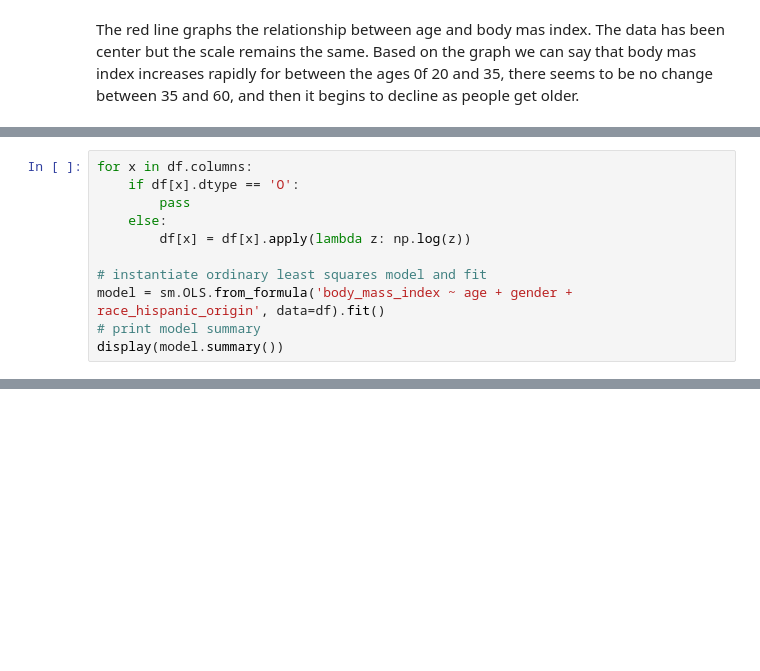
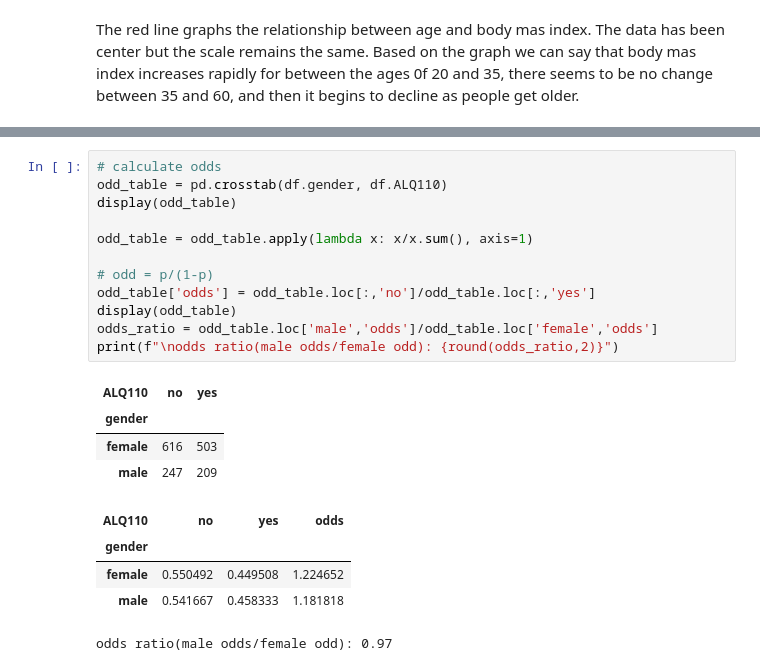
Before and after one commit to jaimebunay/statistics_in_python, a Jupyter notebook: inferential_statistics/regressions.ipynb, the cells around one changed output, grey strips where cells are left out. Saved outputs shown, nothing was run; the diff lists cells and outputs as text; blank space fills up the shorter version.

```diff
--- a/inferential_statistics/regressions.ipynb
+++ b/inferential_statistics/regressions.ipynb
@@ -279,11 +265,0 @@ predict_functional(result, focus_var, summaries=None, values=None, summaries2=No
-# %%
-for x in df.columns:
-    if df[x].dtype == 'O':
-        pass
-    else:
-        df[x] = df[x].apply(lambda z: np.log(z))
-
-# instantiate ordinary least squares model and fit
-model = sm.OLS.from_formula('body_mass_index ~ age + gender + race_hispanic_origin', data=df).fit()
-# print model summary
-display(model.summary())
@@ -317,0 +285,22 @@ model.params.race_hispanic_origin[T]
+# %%
+# calculate odds
+odd_table = pd.crosstab(df.gender, df.ALQ110)
+display(odd_table)
+
+odd_table = odd_table.apply(lambda x: x/x.sum(), axis=1)
+
+# odd = p/(1-p)
+odd_table['odds'] = odd_table.loc[:,'no']/odd_table.loc[:,'yes']
+display(odd_table)
+odds_ratio = odd_table.loc['male','odds']/odd_table.loc['female','odds']
+print(f"\nodds ratio(male odds/female odd): {round(odds_ratio,2)}")
+# %% [output]
+| ALQ110 | no | yes |
+| gender |  |  |
+| female | 616 | 503 |
+| male | 247 | 209 |
+| ALQ110 | no | yes | odds |
+| gender |  |  |  |
+| female | 0.550492 | 0.449508 | 1.224652 |
+| male | 0.541667 | 0.458333 | 1.181818 |
+odds ratio(male odds/female odd): 0.97
```
Also changed, not shown: parts of 14 cells of this notebook.
